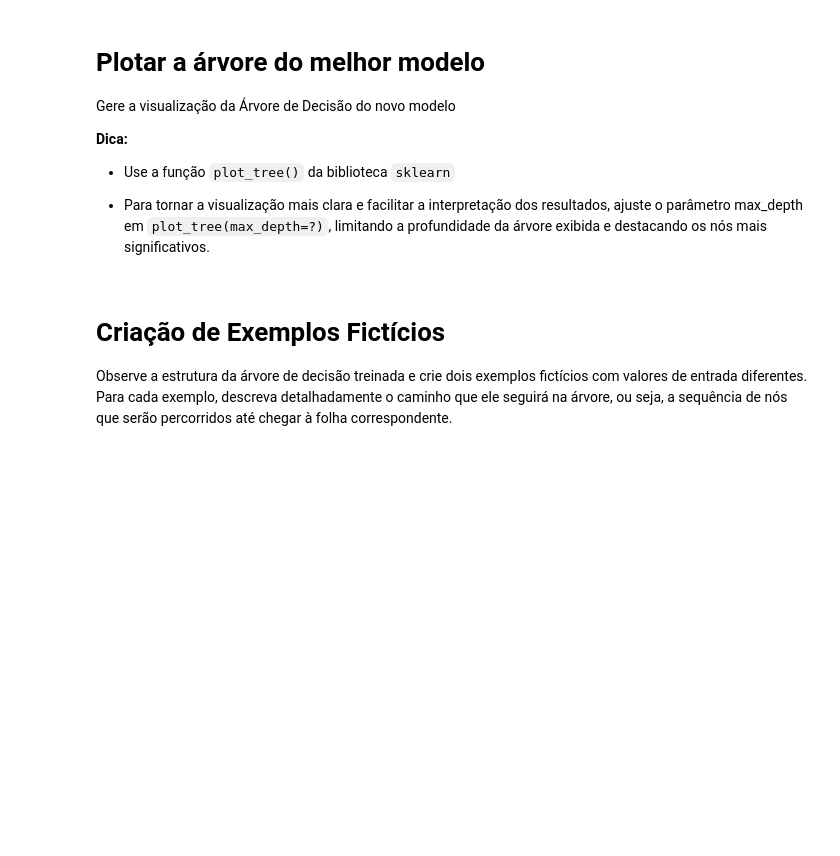
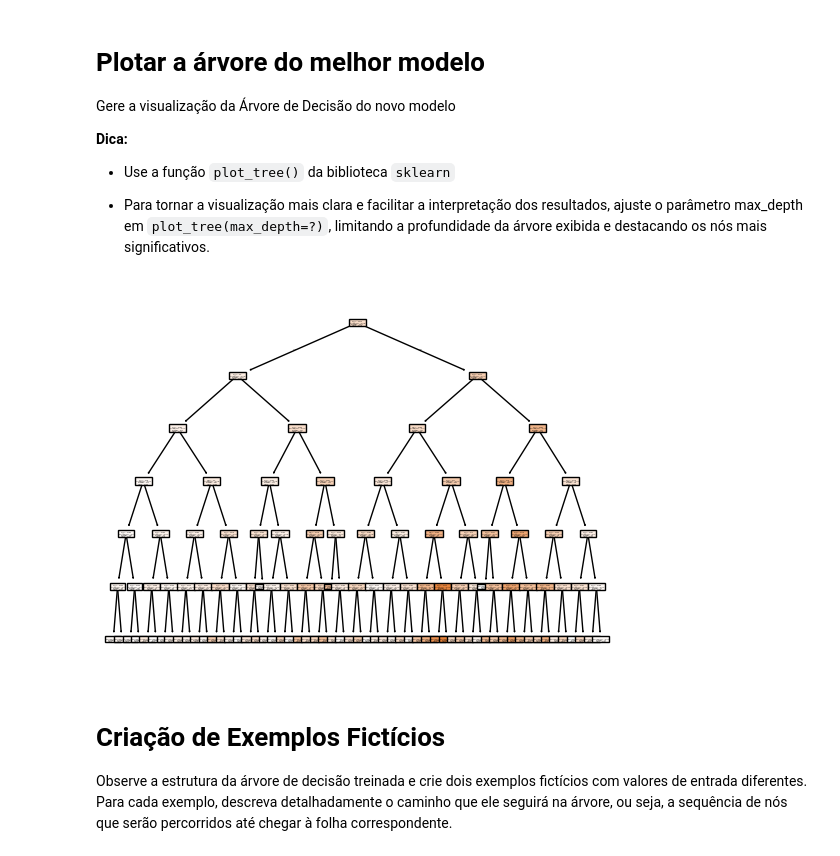
Before and after one commit to Mr-Barros/ENG4502, a Jupyter notebook: Assignment6/Notebook_ArvoreDecisao_KNN_Regressao.ipynb, the cells around one changed output. Drawn from its saved outputs; the diff is of its cells as text; code cells hidden in the pictures; blank space fills up the shorter version.

```diff
--- a/Assignment6/Notebook_ArvoreDecisao_KNN_Regressao.ipynb
+++ b/Assignment6/Notebook_ArvoreDecisao_KNN_Regressao.ipynb
@@ -91,3 +247,9 @@ Gere o gráfico de importância das features para o modelo que obteve o melhor d
+# %%
+least_important_features = ['Dew point temperature', 'Snowfall (cm)', 'Holiday', 'Seasons_Summer', 'Seasons_Winter']
+
+X_train.drop(columns=least_important_features, inplace=True)
+X_val.drop(columns=least_important_features, inplace=True)
+X_test.drop(columns=least_important_features, inplace=True)
 # %% [markdown]
 # **Avaliação do Novo Modelo**
 
@@ -102,6 +282,11 @@ Gere a visualização da Árvore de Decisão do novo modelo
 - Use a função `plot_tree()` da biblioteca `sklearn`
 
 - Para tornar a visualização mais clara e facilitar a interpretação dos resultados, ajuste o parâmetro max_depth em `plot_tree(max_depth=?)`, limitando a profundidade da árvore exibida e destacando os nós mais significativos.
+# %%
+plot_tree(regressor, max_depth=6, filled=True)
+plt.savefig('decision_tree_regressor.svg', format='svg')
+# %% [output]
+[figure, added]
 # %% [markdown]
 # **Criação de Exemplos Fictícios**
 
```
Also changed, not shown: parts of 21 cells of this notebook, 4 other files.
